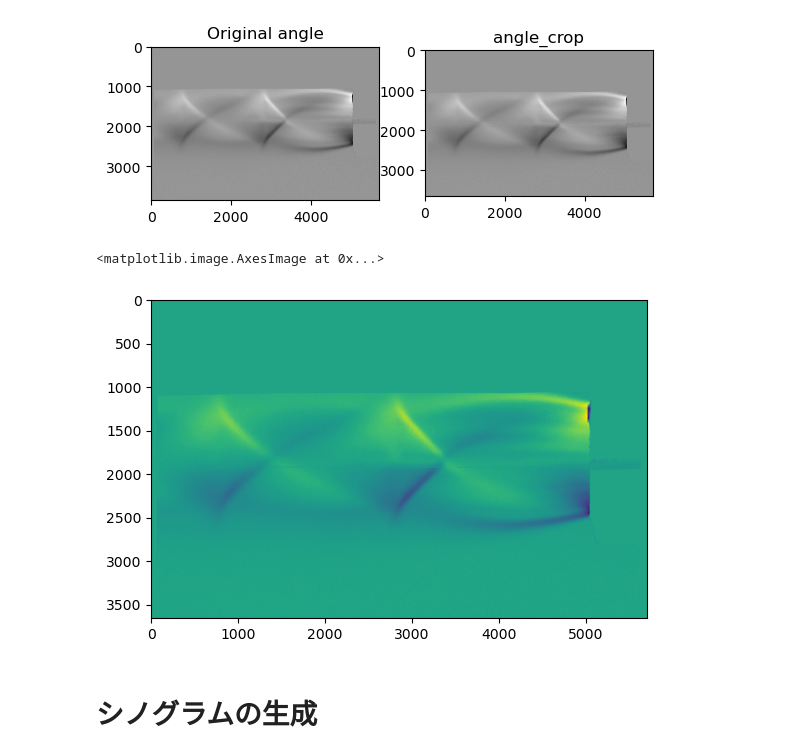
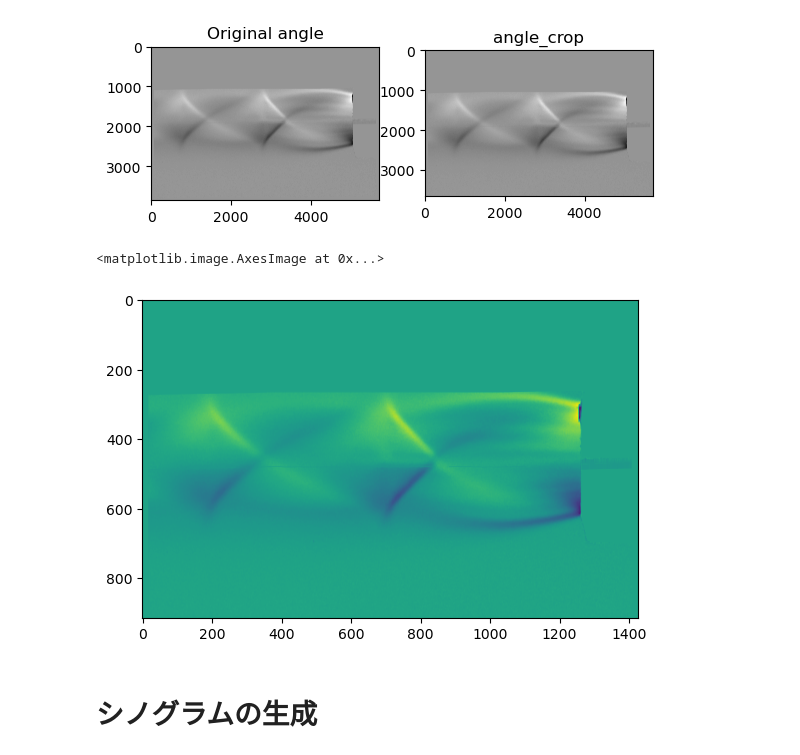
Before and after one commit to ogayuuki0202/iBOS_CUDA, a Jupyter notebook: sinogramgeneration.ipynb, the cells around one changed output. Drawn from its saved outputs; the diff is of its cells as text; code cells hidden in the pictures.

```diff
--- a/sinogramgeneration.ipynb
+++ b/sinogramgeneration.ipynb
@@ -156,15 +147,15 @@ print(angle.shape)
 [figure]
 # %%
 #画像のresize
-# angle=rs.resize_image(angle,(557,371))
-#画像の正規化：保留
+angle=rs.resize_image(angle,(1427,915))
+# 画像の正規化：保留
 # angle,df_config["min_val"],df_config["max_val"]=nm.normalize(angle)
 # angle=np.array(angle)
 # print(angle.shape,df_config["min_val"],df_config["min_val"])
-#angle=np.abs(angle)
+# angle=np.abs(angle)
 plt.imshow(angle)
 # %% [output]
 <matplotlib.image.AxesImage at 0x...>
-[figure, old version]
+[figure, new version]
 # %% [markdown]
 # シノグラムの生成
```
Also changed, not shown: parts of 6 cells of this notebook, 3 other files.
